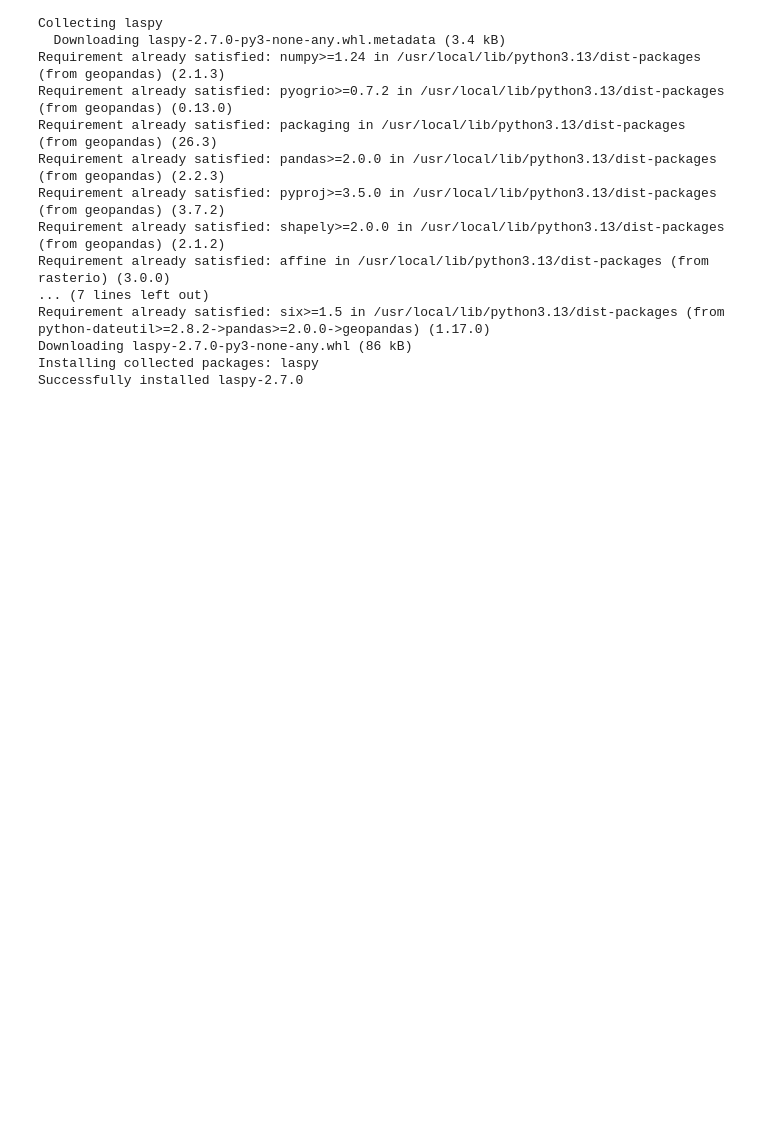
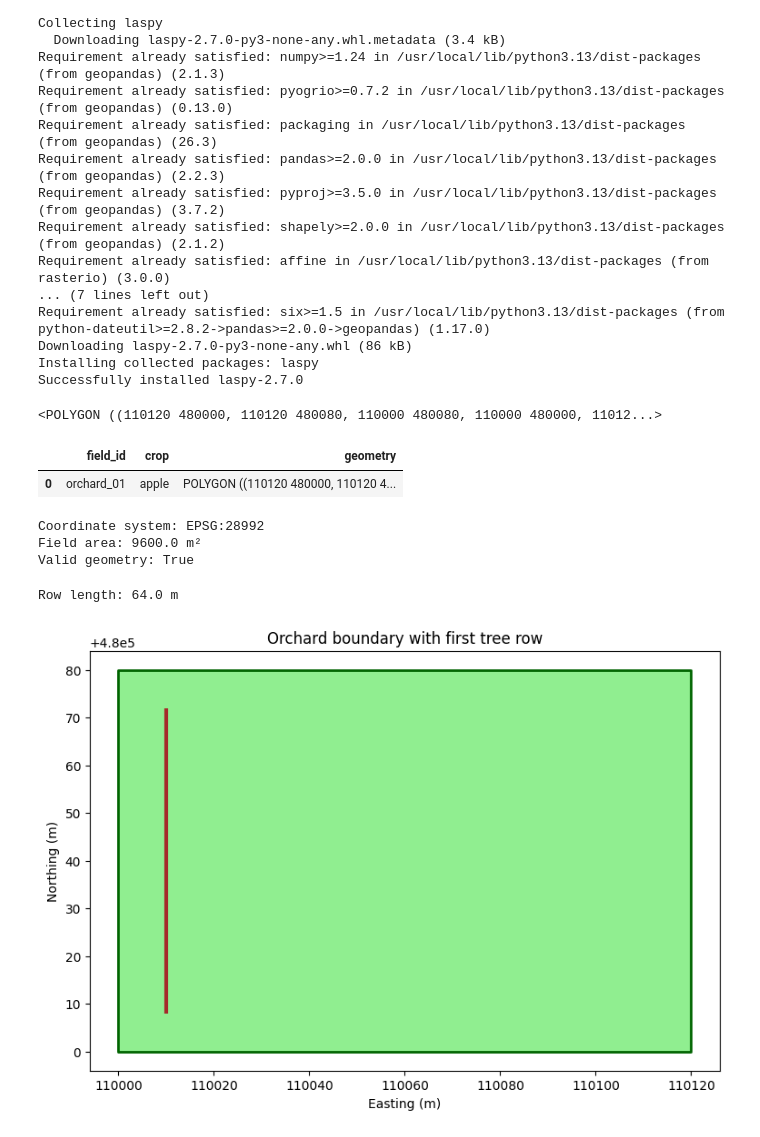
Before and after one commit to IoannisChamos/orchard-precision-farming, a Jupyter notebook: notebooks/01_build_orchard.ipynb, the cells around one changed output. Saved outputs shown, nothing was run; the diff lists cells and outputs as text; code cells hidden in the pictures; blank space fills up the shorter version.

```diff
--- a/notebooks/01_build_orchard.ipynb
+++ b/notebooks/01_build_orchard.ipynb
@@ -22,0 +29,2 @@ Successfully installed laspy-2.7.0
+# %%
+crs = "EPSG:28992"
@@ -22,0 +38,4 @@ Successfully installed laspy-2.7.0
+# %%
+field_geometry
+# %% [output]
+<POLYGON ((110120 480000, 110120 480080, 110000 480080, 110000 480000, 11012...>
@@ -22,0 +49,62 @@ Successfully installed laspy-2.7.0
+# %%
+field = gpd.GeoDataFrame(
+    {
+        "field_id": ["orchard_01"],
+        "crop": ["apple"]
+    },
+    geometry=[field_geometry],
+    crs=crs
+)
+# %%
+field
+# %% [output]
+|  | field_id | crop | geometry |
+| 0 | orchard_01 | apple | POLYGON ((110120 480000, 110120 4... |
+# %%
+print("Coordinate system:", field.crs)
+print("Field area:", field.geometry.area.iloc[0], "m²")
+print("Valid geometry:", field.geometry.is_valid.iloc[0])
+# %% [output]
+Coordinate system: EPSG:28992
+Field area: 9600.0 m²
+Valid geometry: True
+# %%
+row_01_geometry = LineString([
+    (110010, 480008),
+    (110010, 480072)
+])
+# %%
+row_01 = gpd.GeoDataFrame(
+    {
+        "row_id": ["R01"]
+    },
+    geometry=[row_01_geometry],
+    crs=crs
+)
+# %%
+print("Row length:", row_01.geometry.length.iloc[0], "m")
+# %% [output]
+Row length: 64.0 m
+# %%
+fig, ax = plt.subplots(figsize=(10, 6))
+
+field.plot(
+    ax=ax,
+    facecolor="lightgreen",
+    edgecolor="darkgreen",
+    linewidth=2
+)
+
+row_01.plot(
+    ax=ax,
+    color="brown",
+    linewidth=3
+)
+
+ax.set_title("Orchard boundary with first tree row")
+ax.set_xlabel("Easting (m)")
+ax.set_ylabel("Northing (m)")
+
+plt.show()
+# %% [output]
+[figure, added]
```
Also changed, not shown: parts of 5 cells of this notebook.
